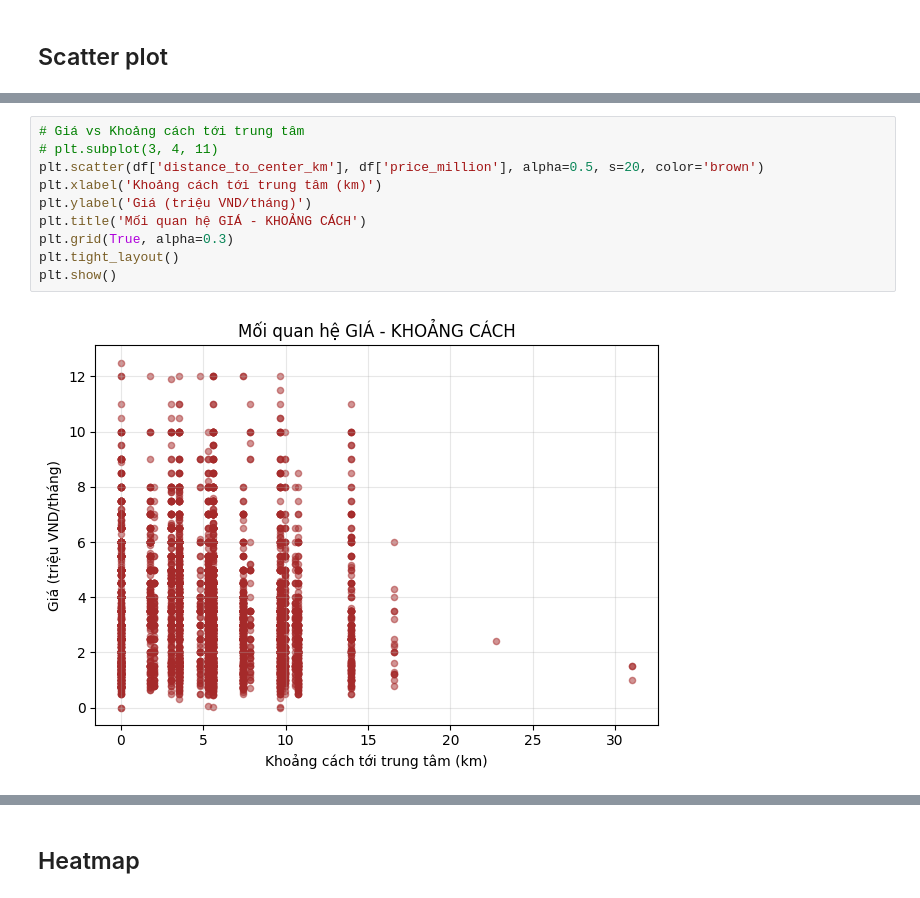
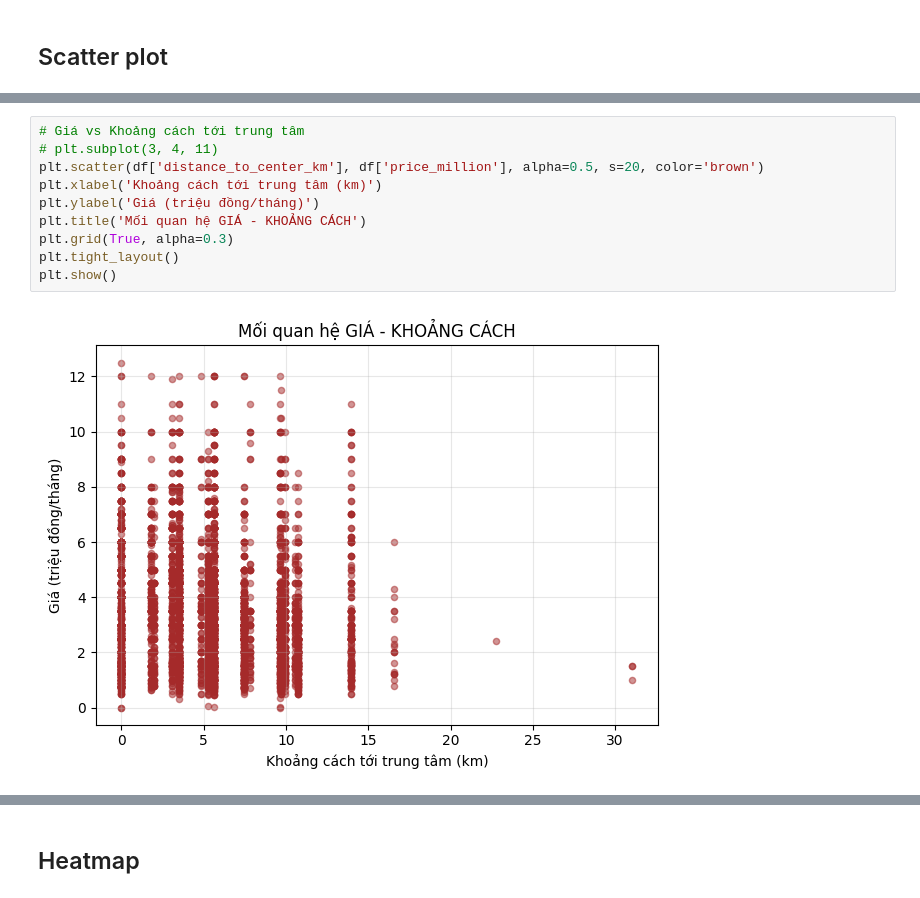
Before and after one commit to nguyenmaivy/DataAnalysis-PTDL, a Jupyter notebook: DE-TAI-CUOI-KHOA/DeTai_NopL2_Nhom7_NguyenHoangMaiVy_3122410490/house-vietnam-eda.ipynb, the cells around one changed output, grey strips where cells are left out. Saved outputs shown, nothing was run; the diff lists cells and outputs as text.

```diff
--- a/DE-TAI-CUOI-KHOA/DeTai_NopL2_Nhom7_NguyenHoangMaiVy_3122410490/house-vietnam-eda.ipynb
+++ b/DE-TAI-CUOI-KHOA/DeTai_NopL2_Nhom7_NguyenHoangMaiVy_3122410490/house-vietnam-eda.ipynb
@@ -1109,12 +1227,12 @@ plt.show()
 # %%
 # Giá vs Khoảng cách tới trung tâm
 # plt.subplot(3, 4, 11)
 plt.scatter(df['distance_to_center_km'], df['price_million'], alpha=0.5, s=20, color='brown')
 plt.xlabel('Khoảng cách tới trung tâm (km)')
-plt.ylabel('Giá (triệu VND/tháng)')
+plt.ylabel('Giá (triệu đồng/tháng)')
 plt.title('Mối quan hệ GIÁ - KHOẢNG CÁCH')
 plt.grid(True, alpha=0.3)
 plt.tight_layout()
 plt.show()
 # %% [output]
-[figure, old version]
+[figure, new version]
```
Also changed, not shown: parts of 65 cells of this notebook.
